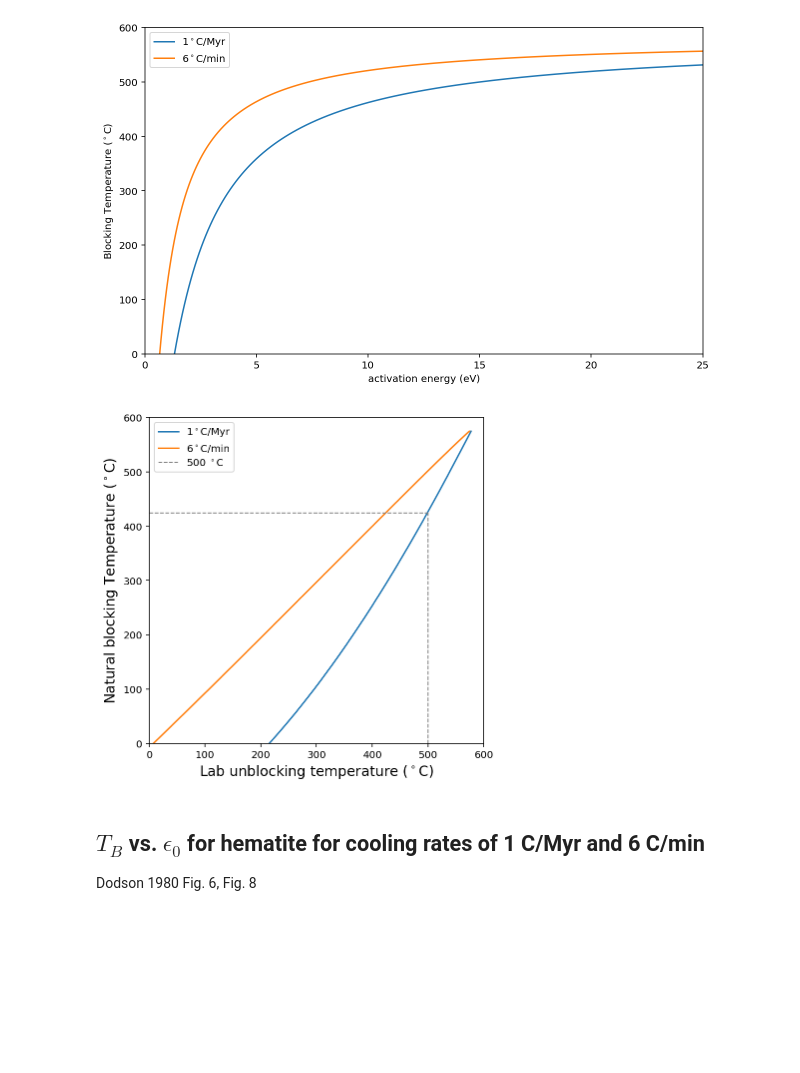
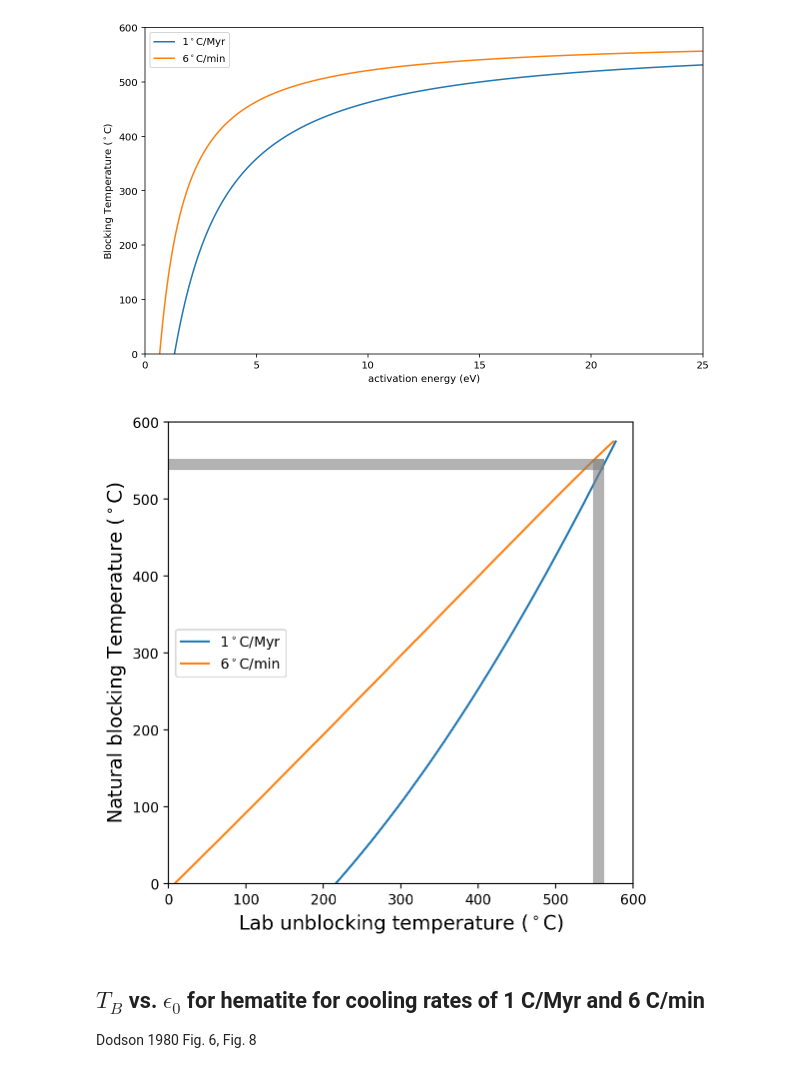
Before and after one commit to Swanson-Hysell-Group/Grenville_seminar, a Jupyter notebook: code/Pmag_unblocking_temperatures.ipynb, the cells around one changed output. Cells and saved outputs as stored; diff of their text form; code cells hidden in the pictures; blank space fills up the shorter version.

```diff
--- a/code/Pmag_unblocking_temperatures.ipynb
+++ b/code/Pmag_unblocking_temperatures.ipynb
@@ -306,35 +306,35 @@ plt.show()
 # %%
 Tb = np.linspace(273, 575+273, 400)
 Td_slow = []
 Td_fast = []
 th = 100 # isothermal heating temperature in lab
 
 for T in Tb:
     js = Dodson_Js(T, r=2)
     e0_slow = calc_mag_e0(T, cooling_rate=0.3e-13, r=2, initial_guess=1.)*1.6e-19
     e0_fast = calc_mag_e0(T, cooling_rate=0.1, r=2, initial_guess=1.)*1.6e-19
     Td_slow.append(calc_Td(e0_slow, js, 2, th)-273)
     Td_fast.append(calc_Td(e0_fast, js, 2, th)-273)
 
 plt.figure(figsize=(6, 6))
 plt.plot(Td_slow, Tb-273, label='1$^\circ$C/Myr')
 plt.plot(Td_fast, Tb-273, label='6$^\circ$C/min')
-plt.plot([500, 500], [0, 425], '--', c='grey', lw=1)
-plt.plot([0, 500], [425, 425], '--', c='grey', lw=1, label='500 $^\circ$C')
+# plt.plot([500, 500], [0, 425], '--', c='grey', lw=1)
+# plt.plot([0, 500], [425, 425], '--', c='grey', lw=1, label='500 $^\circ$C')
 
-# plt.plot([525, 525], [0, 450], '--', c='grey', lw=1)
-# plt.plot([0, 525], [450, 450], '--', c='grey', lw=1)
+plt.plot([555, 555], [0, 545], '-', c='grey', alpha=0.6, lw=8)
+plt.plot([0, 555], [545, 545], '-', c='grey', alpha=0.6, lw=8)
 
 plt.xlim(0, 600)
 plt.ylim(0, 600)
 plt.xlabel('Lab unblocking temperature ($^\circ$C)', fontsize=14)
 plt.ylabel('Natural blocking Temperature ($^\circ$C)', fontsize=14)
 plt.legend()
-plt.savefig('../figure/magnetite_unblocking_slow_cooling.pdf', bbox_inches='tight')
+# plt.savefig('../figure/magnetite_unblocking_slow_cooling.pdf', bbox_inches='tight')
 
 plt.show()
 # %% [output]
-[figure, old version]
+[figure, new version]
 # %% [markdown]
 ## $T_B$ vs. $\epsilon_0$ for hematite for cooling rates of 1 C/Myr and 6 C/min
 
```
Also changed, not shown: 2 other files.
